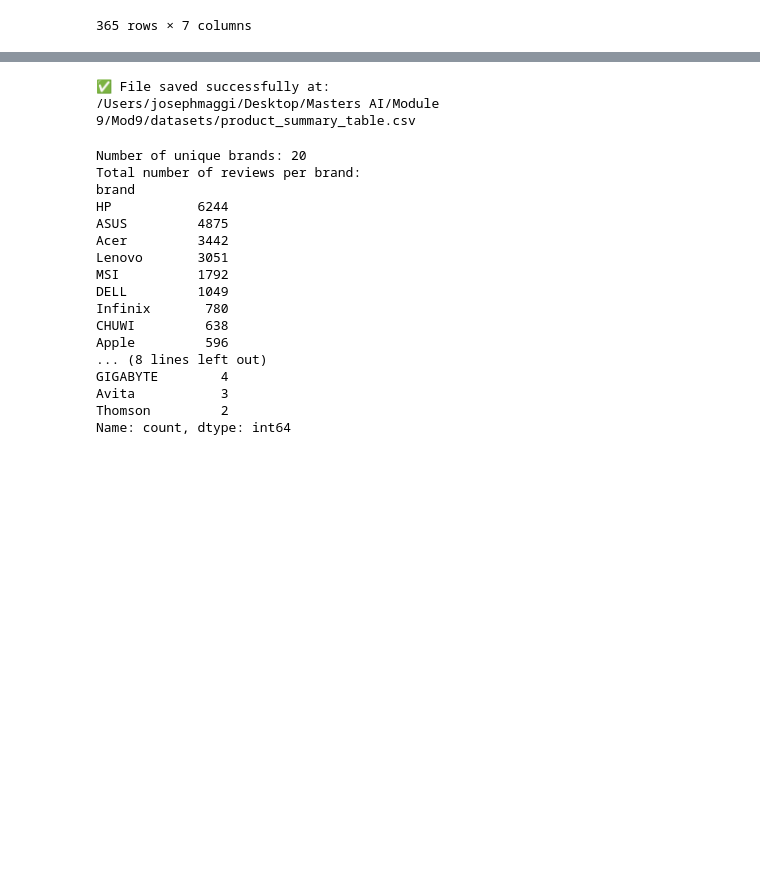
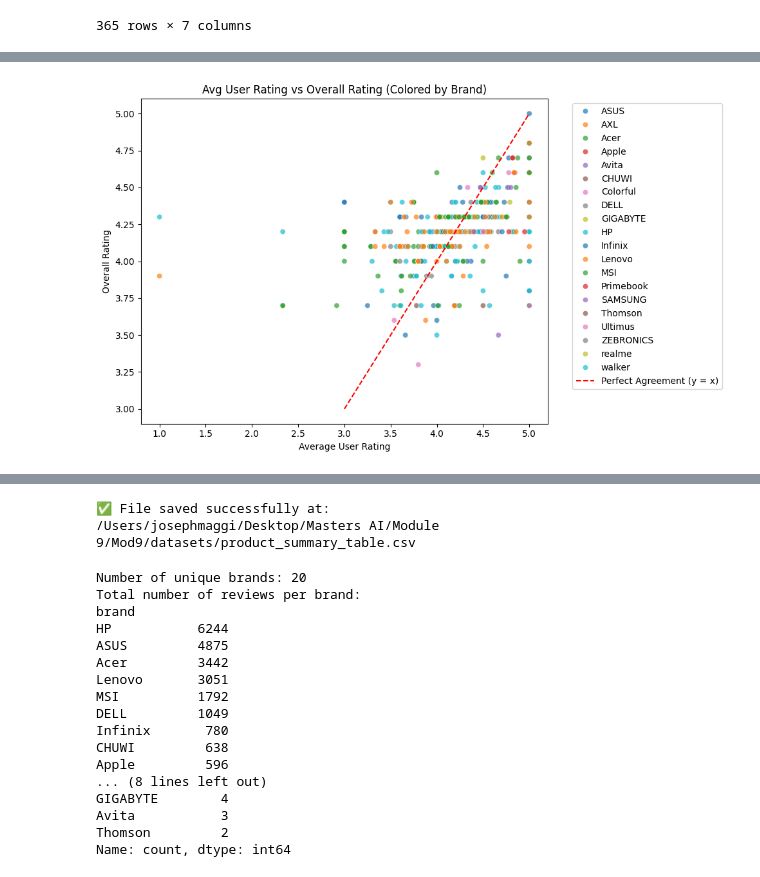
Before and after one commit to gnm001/Mod9, a Jupyter notebook: MSAI7_20.1_9_6_1. Joseph Mario Maggi.ipynb, the cells around one changed output, grey strips where cells are left out. Cells and saved outputs as stored; diff of their text form; code cells hidden in the pictures; blank space fills up the shorter version.

```diff
--- a/MSAI7_20.1_9_6_1. Joseph Mario Maggi.ipynb
+++ b/MSAI7_20.1_9_6_1. Joseph Mario Maggi.ipynb
@@ -356,0 +376,21 @@ product_summary.sort_values(by='rating_discrepancy_pct', ascending=False)
+# %%
+plt.figure(figsize=(10, 6))
+sns.scatterplot(
+    data=product_summary.merge(df[['product_name', 'brand']].drop_duplicates(), on='product_name'),
+    x='avg_user_rating',
+    y='overall_rating',
+    hue='brand',
+    alpha=0.7,
+    palette='tab10',
+    legend='full'
+)
+
+plt.plot([3.0, 5.0], [3.0, 5.0], 'r--', label='Perfect Agreement (y = x)')
+plt.title('Avg User Rating vs Overall Rating (Colored by Brand)')
+plt.xlabel('Average User Rating')
+plt.ylabel('Overall Rating')
+plt.legend(bbox_to_anchor=(1.05, 1), loc='upper left')
+plt.tight_layout()
+plt.show()
+# %% [output]
+[figure, added]
```
Also changed, not shown: parts of 14 cells of this notebook.
